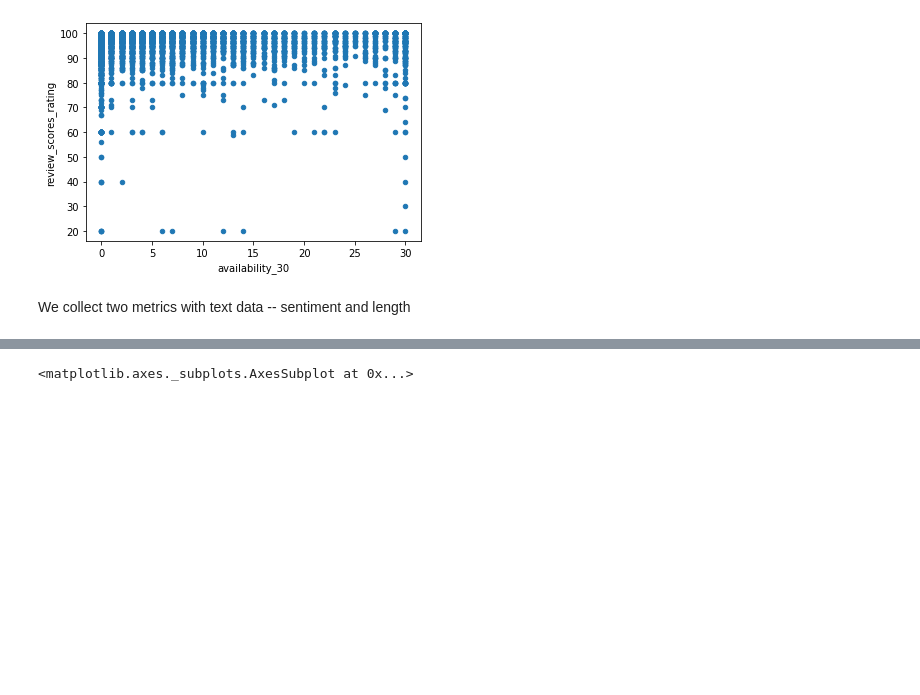
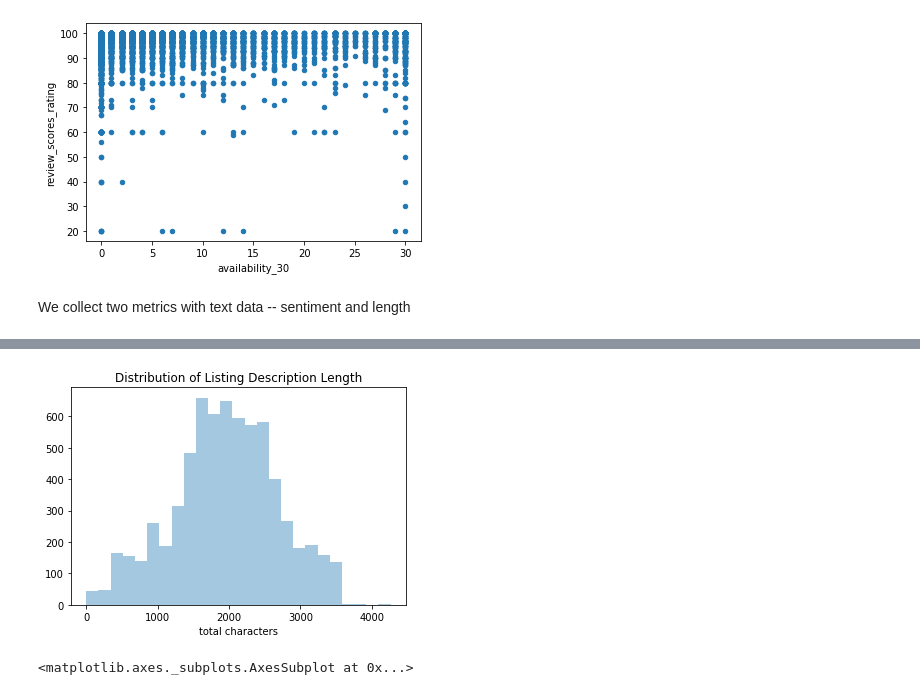
Before and after one commit to EmiliaPaz/EECS731_FinalProject, a Jupyter notebook: notebooks/Airbnb.ipynb, the cells around one changed output, grey strips where cells are left out. Cells and saved outputs as stored; diff of their text form; code cells hidden in the pictures; blank space fills up the shorter version.

```diff
--- a/notebooks/Airbnb.ipynb
+++ b/notebooks/Airbnb.ipynb
@@ -95,3 +92,10 @@ sns.distplot(bnb_data['text_len'])
+# %%
+plot = sns.distplot(bnb_data['text_len'], bins=25, axlabel='total characters', kde=False).set_title('Distribution of Listing Description Length')
+
+fig = plot.get_figure()
+fig.savefig('length_dist.png', dpi=300, transparent=True, format="png")
+# %% [output]
+[figure, added]
 # %%
 bnb_data.plot.scatter(x='sentiment', y='review_scores_rating')
 # %% [output]
```
Also changed, not shown: parts of 16 cells of this notebook.
